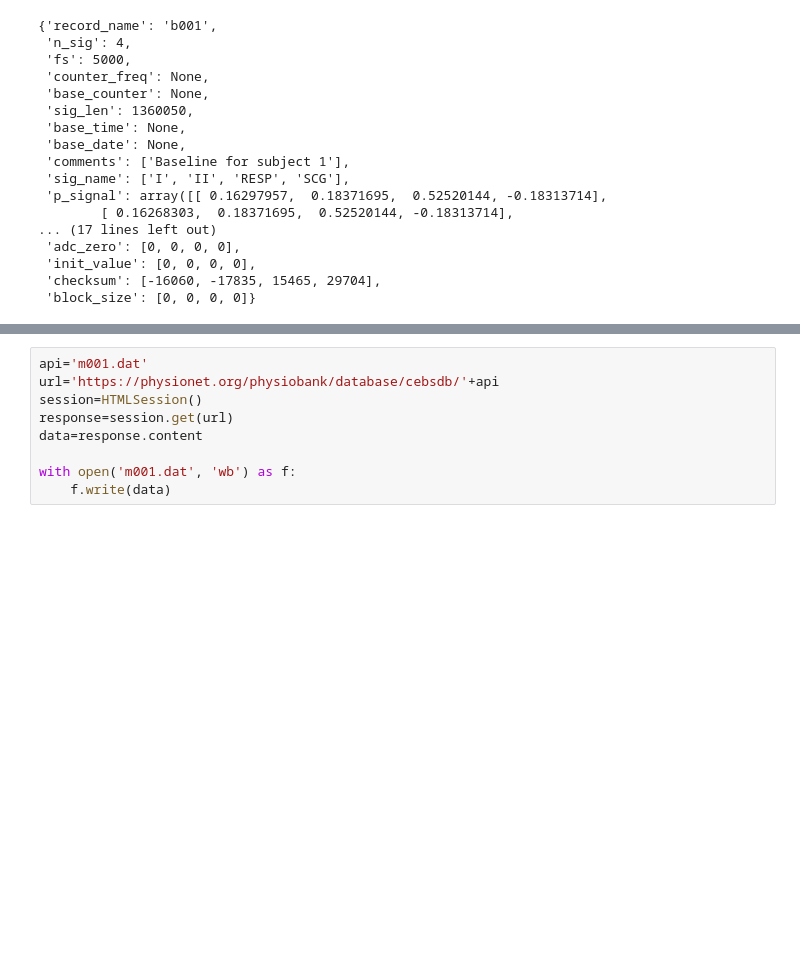
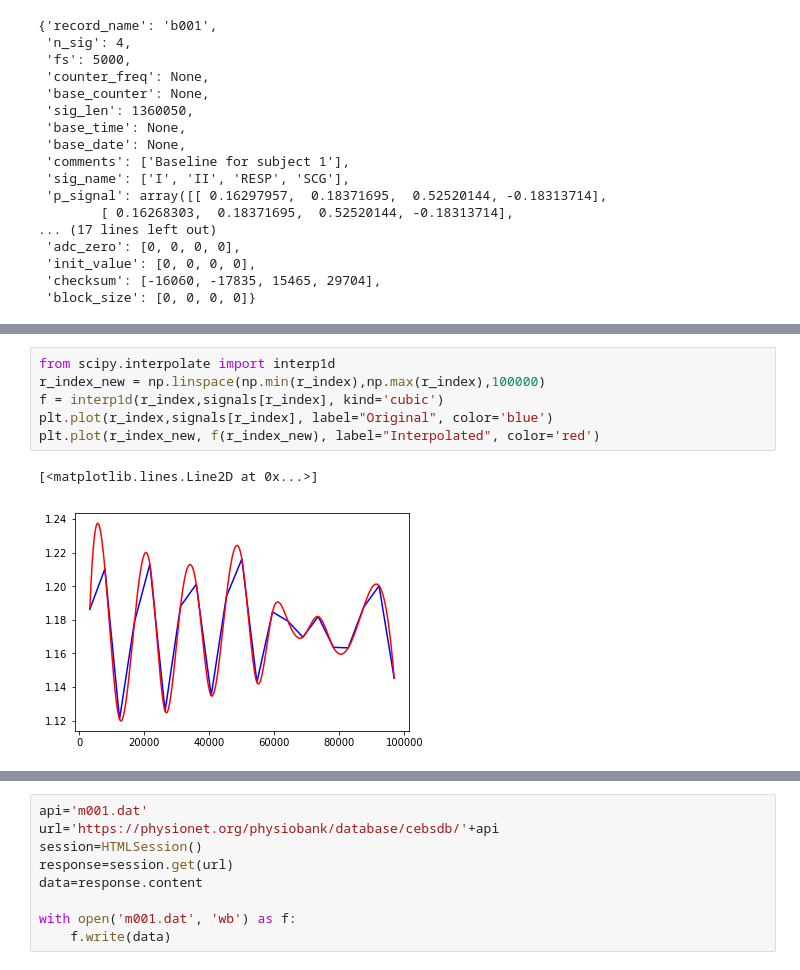
Before and after one commit to ChunChiaYang/ECG-Analysis, a Jupyter notebook: ECG-Analysis.ipynb, the cells around one changed output, grey strips where cells are left out. Cells and saved outputs as stored; diff of their text form; blank space fills up the shorter version.

```diff
--- a/ECG-Analysis.ipynb
+++ b/ECG-Analysis.ipynb
@@ -53,0 +54,9 @@ plt.plot(r_index,signals[r_index],marker="o",ls="",ms=5,color='r')
+# %%
+from scipy.interpolate import interp1d
+r_index_new = np.linspace(np.min(r_index),np.max(r_index),100000)
+f = interp1d(r_index,signals[r_index], kind='cubic')
+plt.plot(r_index,signals[r_index], label="Original", color='blue')
+plt.plot(r_index_new, f(r_index_new), label="Interpolated", color='red')
+# %% [output]
+[<matplotlib.lines.Line2D at 0x...>]
+[figure, added]
```
Also changed, not shown: parts of 8 cells of this notebook.
